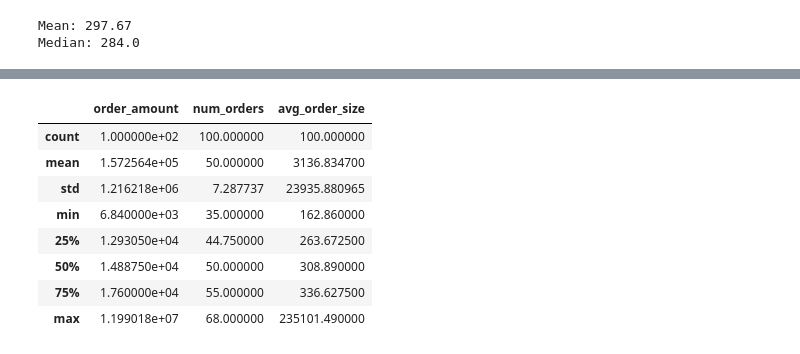
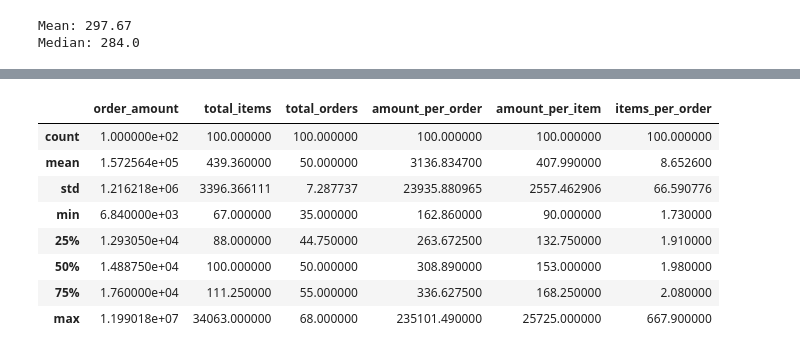
Before and after one commit to orbti/Shopify-Intern-Challenge, a Jupyter notebook: Shopify Chalange Q1.ipynb, the cells around one changed output, grey strips where cells are left out. Saved outputs shown, nothing was run; the diff lists cells and outputs as text; code cells hidden in the pictures.

```diff
--- a/Shopify Chalange Q1.ipynb
+++ b/Shopify Chalange Q1.ipynb
@@ -121,0 +94,10 @@ See the caveats in the documentation: https://pandas.pydata.org/pandas-docs/stab
+# %%
+columns = ['shop_id', 'order_amount', 'total_items']
+df2 = df[columns]
+df2['total_orders'] = 1
+df2 = df2.groupby(by='shop_id').sum()
+df2['amount_per_order'] = df2['order_amount'] / df2['total_orders']
+df2['amount_per_item'] = df2['order_amount'] / df2['total_items']
+df2['items_per_order'] = df2['total_items'] / df2['total_orders']
+df2 = df2.round(2)
+df2.sort_values('amount_per_order')
@@ -122,12 +124,12 @@ See the caveats in the documentation: https://pandas.pydata.org/pandas-docs/stab
 # %%
-df_avg_order_size.describe()
+df2.describe()
 # %% [output]
-|  | order_amount | num_orders | avg_order_size |
-| count | 1.000000e+02 | 100.000000 | 100.000000 |
-| mean | 1.572564e+05 | 50.000000 | 3136.834700 |
-| std | 1.216218e+06 | 7.287737 | 23935.880965 |
-| min | 6.840000e+03 | 35.000000 | 162.860000 |
-| 25% | 1.293050e+04 | 44.750000 | 263.672500 |
-| 50% | 1.488750e+04 | 50.000000 | 308.890000 |
-| 75% | 1.760000e+04 | 55.000000 | 336.627500 |
-| max | 1.199018e+07 | 68.000000 | 235101.490000 |
+|  | order_amount | total_items | total_orders | amount_per_order | amount_per_item | items_per_order |
+| count | 1.000000e+02 | 100.000000 | 100.000000 | 100.000000 | 100.000000 | 100.000000 |
+| mean | 1.572564e+05 | 439.360000 | 50.000000 | 3136.834700 | 407.990000 | 8.652600 |
+| std | 1.216218e+06 | 3396.366111 | 7.287737 | 23935.880965 | 2557.462906 | 66.590776 |
+| min | 6.840000e+03 | 67.000000 | 35.000000 | 162.860000 | 90.000000 | 1.730000 |
+| 25% | 1.293050e+04 | 88.000000 | 44.750000 | 263.672500 | 132.750000 | 1.910000 |
+| 50% | 1.488750e+04 | 100.000000 | 50.000000 | 308.890000 | 153.000000 | 1.980000 |
+| 75% | 1.760000e+04 | 111.250000 | 55.000000 | 336.627500 | 168.250000 | 2.080000 |
+| max | 1.199018e+07 | 34063.000000 | 68.000000 | 235101.490000 | 25725.000000 | 667.900000 |
```
Also changed, not shown: parts of 2 cells of this notebook, 1 other file.
